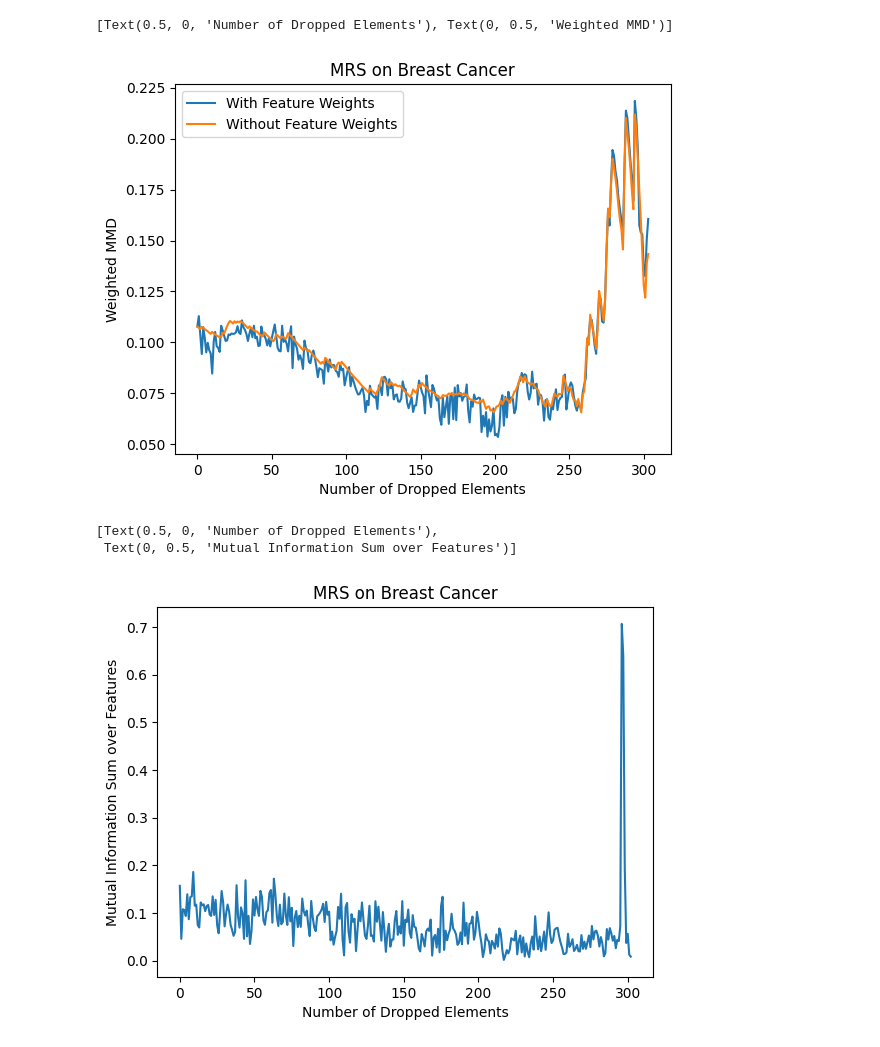
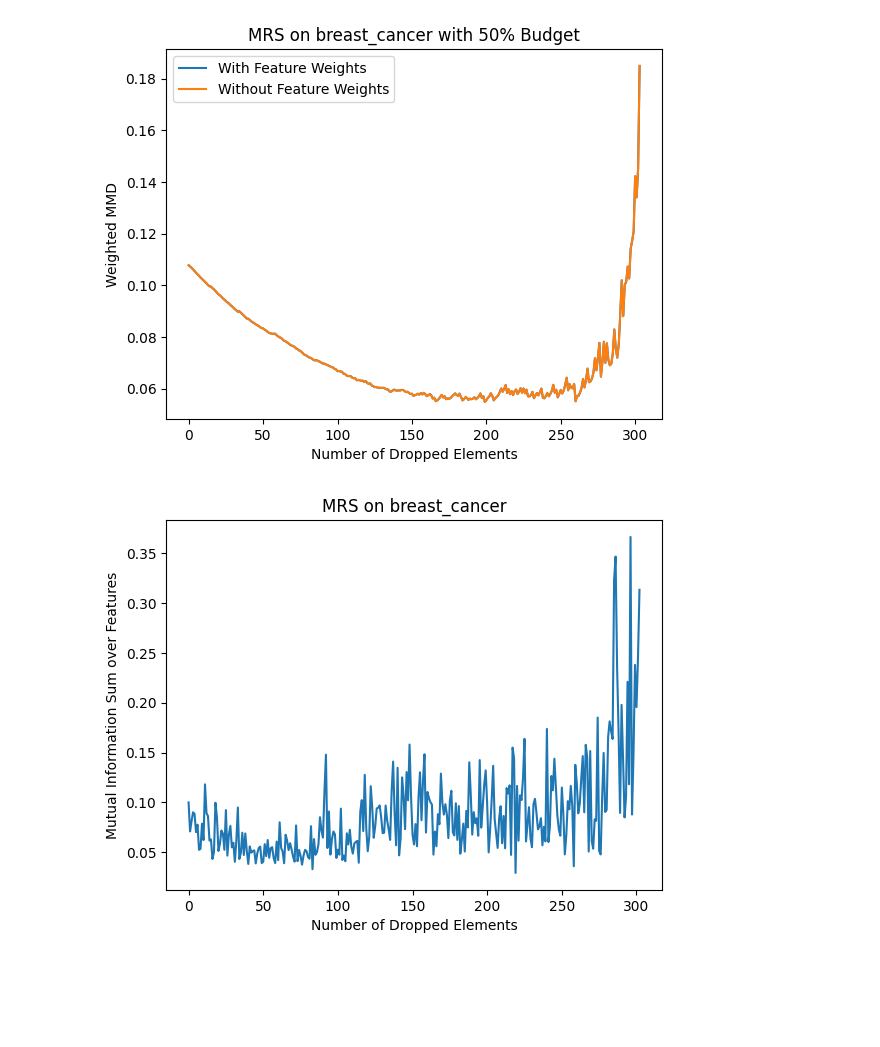
Before and after one commit to kramerlab/FeatureWeightDebiasing, a Jupyter notebook: notebooks/plotting.ipynb, the cells around one changed output. Saved outputs shown, nothing was run; the diff lists cells and outputs as text; code cells hidden in the pictures; blank space fills up the shorter version.

```diff
--- a/notebooks/plotting.ipynb
+++ b/notebooks/plotting.ipynb
@@ -2,27 +2,27 @@
 import seaborn as sns
 import json
 # %%
-with open("../mmd_with_feature_weights.json") as file:
+dataset = "breast_cancer"
+bias_type = "mean_difference"
+path = f"../results/downstream/{dataset}/{bias_type}/repeated_MRS/uniform_feature_weighting/"
+with open(path + "mmd_with_feature_weights.json") as file:
     mmd_with_feature_weights = json.load(file)
 
-with open("../mmd_without_feature_weights.json") as file:
+with open(path + "mmd_without_feature_weights.json") as file:
     mmd_without_feature_weights = json.load(file)
 # %%
-sns.lineplot(mmd_with_feature_weights, label="With Feature Weights")
-ax = sns.lineplot(mmd_without_feature_weights, label="Without Feature Weights")
-ax.set(title='MRS on Breast Cancer')
-ax.set(xlabel='Number of Dropped Elements', ylabel='Weighted MMD')
+sns.lineplot(mmd_with_feature_weights[:], label="With Feature Weights")
+ax = sns.lineplot(mmd_without_feature_weights[:], label="Without Feature Weights")
+ax.set(title=f'MRS on {dataset} with 50% Budget')
+_ = ax.set(xlabel='Number of Dropped Elements', ylabel='Weighted MMD')
 # %% [output]
-[Text(0.5, 0, 'Number of Dropped Elements'), Text(0, 0.5, 'Weighted MMD')]
-[figure, old version]
+[figure, new version]
 # %%
-with open("../mutual_information_sum.json") as file:
+with open(path + "mutual_information_sum.json") as file:
     mutual_information_list = json.load(file)
 # %%
-ax = sns.lineplot(mutual_information_list)
-ax.set(title='MRS on Breast Cancer')
-ax.set(xlabel='Number of Dropped Elements', ylabel='Mutual Information Sum over Features')
+ax = sns.lineplot(mutual_information_list[:])
+ax.set(title=f'MRS on {dataset}')
+_ = ax.set(xlabel='Number of Dropped Elements', ylabel='Mutual Information Sum over Features')
 # %% [output]
-[Text(0.5, 0, 'Number of Dropped Elements'),
- Text(0, 0.5, 'Mutual Information Sum over Features')]
-[figure, old version]
+[figure, new version]
```
Also changed, not shown: 26 other files.
